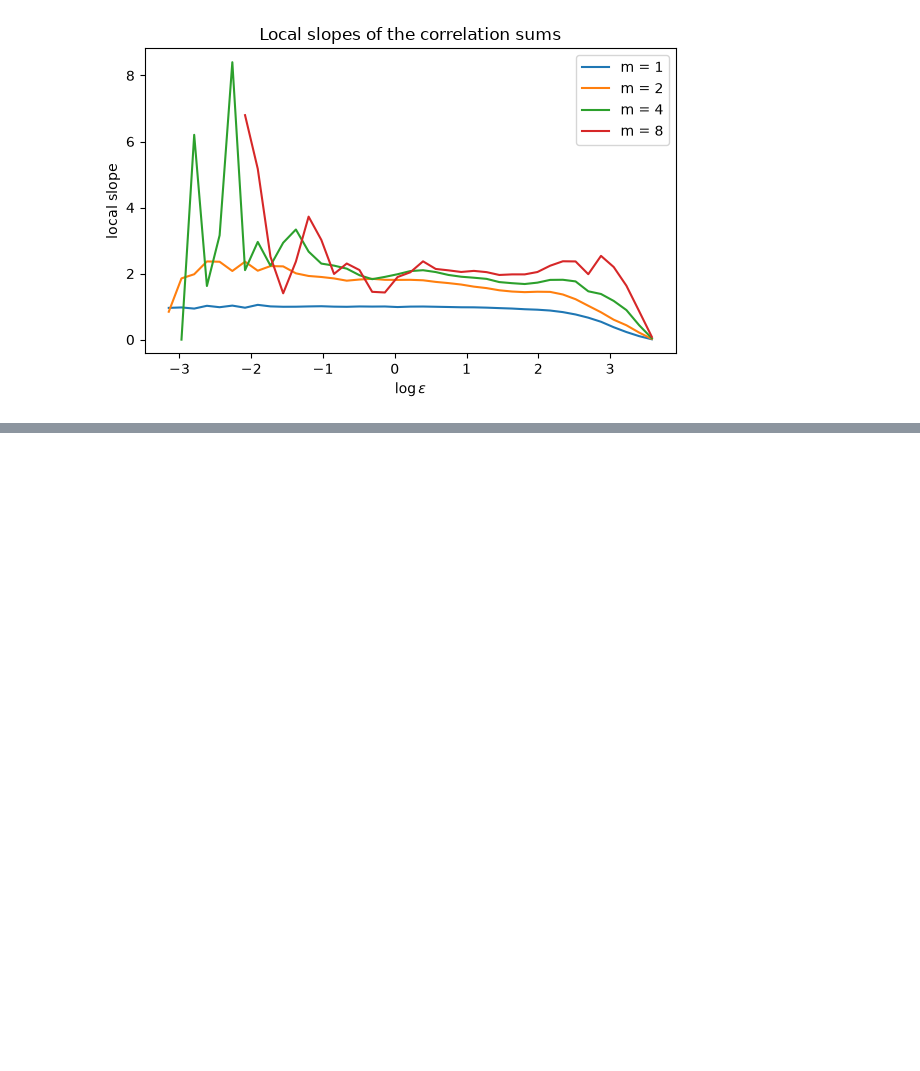
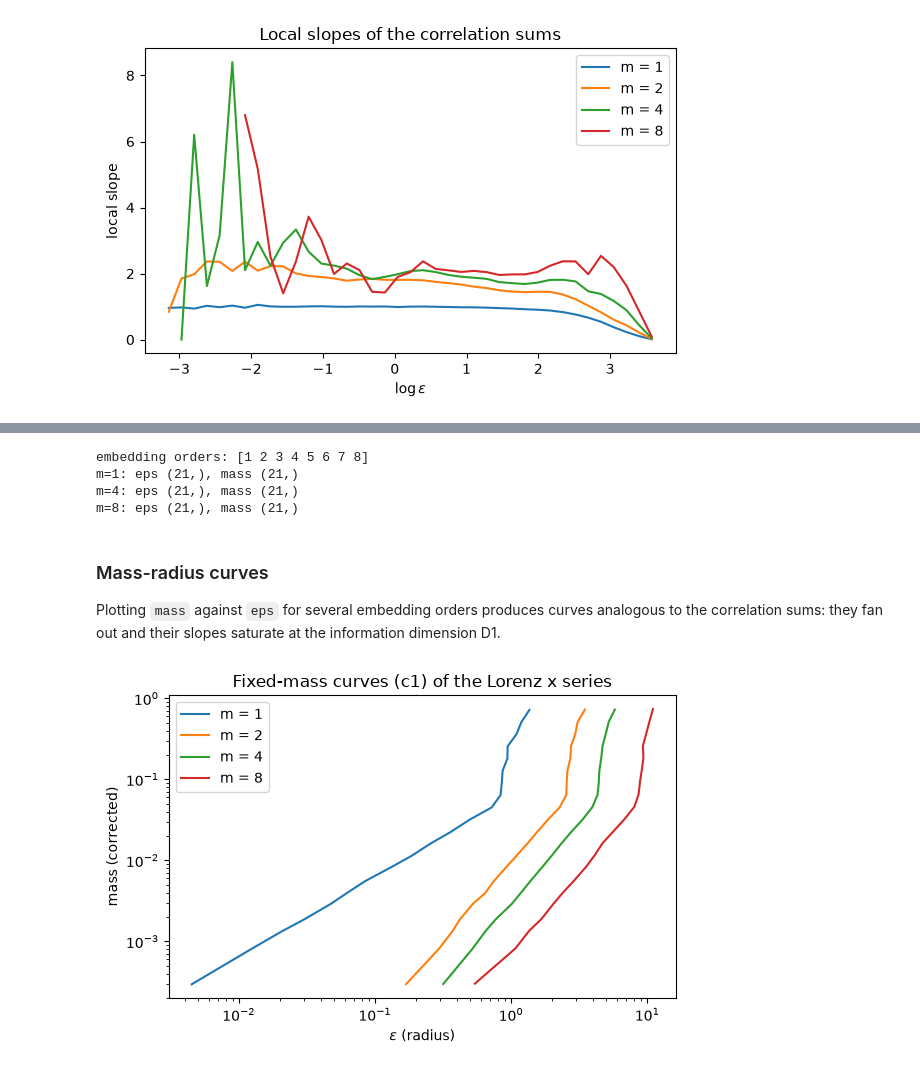
Before and after one commit to ieeningnwq/nolitisea, a Jupyter notebook: examples/dimension.ipynb, the cells around one changed output, grey strips where cells are left out. Saved outputs shown, nothing was run; the diff lists cells and outputs as text; code cells hidden in the pictures; blank space fills up the shorter version.

```diff
--- a/examples/dimension.ipynb
+++ b/examples/dimension.ipynb
@@ -98,0 +125,40 @@ D2 estimate (mean slope, m = 8): 2.000 (expected about 2.05)
+# %%
+res1 = c1(
+    x,
+    embed_min=1,
+    embed_max=8,  # total embedding dimensions 1..8
+    delay=5,      # time delay
+    theiler=50,   # Theiler window
+    n_centers=500,  # random centers per ladder step (None = all)
+    resolution=2.0,  # ladder points per octave
+    kmax=100,     # max neighbours before the Fortran point-count clamp
+    seed=0,       # reproducible center permutation
+)
+print(f"embedding orders: {res1['embed']}")
+for m in [1, 4, 8]:
+    i = m - 1
+    print(f"m={m}: eps {res1['eps'][i].shape}, mass {res1['mass'][i].shape}")
+# %% [output]
+embedding orders: [1 2 3 4 5 6 7 8]
+m=1: eps (21,), mass (21,)
+m=4: eps (21,), mass (21,)
+m=8: eps (21,), mass (21,)
+# %% [markdown]
+### Mass-radius curves
+
+Plotting `mass` against `eps` for several embedding orders produces
+curves analogous to the correlation sums: they fan out and their
+slopes saturate at the information dimension D1.
+# %%
+fig, ax = plt.subplots(figsize=(6, 4))
+for m in dims:
+    i = m - 1
+    ax.loglog(res1["eps"][i], res1["mass"][i], label=f"m = {m}")
+ax.set_xlabel(r"$\varepsilon$ (radius)")
+ax.set_ylabel("mass (corrected)")
+ax.set_title("Fixed-mass curves (c1) of the Lorenz x series")
+ax.legend()
+plt.tight_layout()
+plt.show()
+# %% [output]
+[figure, added]
```
Also changed, not shown: parts of 16 cells of this notebook, 10 other files.
